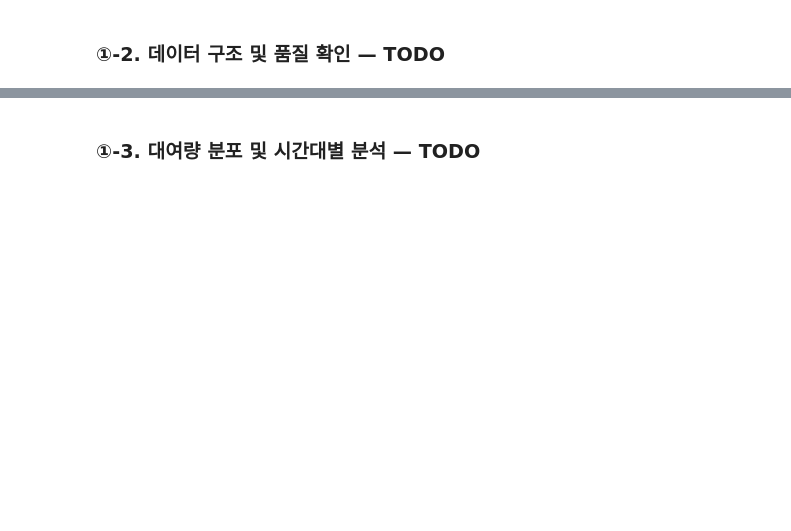
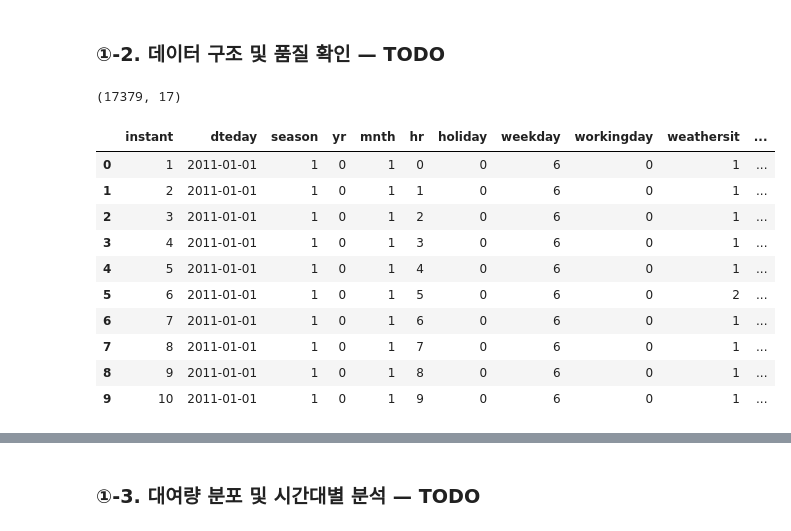
Before and after one commit to jeon87946/ai-mini-projects, a Jupyter notebook: mini-project-01/code/01_regression_bike_demand.ipynb, the cells around one changed output, grey strips where cells are left out. Cells and saved outputs as stored; diff of their text form; code cells hidden in the pictures; blank space fills up the shorter version.

```diff
--- a/mini-project-01/code/01_regression_bike_demand.ipynb
+++ b/mini-project-01/code/01_regression_bike_demand.ipynb
@@ -29,3 +31,25 @@ print("데이터 로딩 완료")
 # %% [markdown]
 ### ①-2. 데이터 구조 및 품질 확인 — TODO
+# %%
+# TODO 1-1. 데이터의 행·열 개수와 자료형을 확인합니다.
+# 힌트: shape, dtypes
+df.shape
+# %% [output]
+(17379, 17)
+# %%
+# TODO 1-2. 처음 5개 행과 기초 통계량을 확인합니다.
+# 힌트: head(), describe()
+df.head(10)
+# %% [output]
+|  | instant | dteday | season | yr | mnth | hr | holiday | weekday | workingday | weathersit | ... |
+| 0 | 1 | 2011-01-01 | 1 | 0 | 1 | 0 | 0 | 6 | 0 | 1 | ... |
+| 1 | 2 | 2011-01-01 | 1 | 0 | 1 | 1 | 0 | 6 | 0 | 1 | ... |
+| 2 | 3 | 2011-01-01 | 1 | 0 | 1 | 2 | 0 | 6 | 0 | 1 | ... |
+| 3 | 4 | 2011-01-01 | 1 | 0 | 1 | 3 | 0 | 6 | 0 | 1 | ... |
+| 4 | 5 | 2011-01-01 | 1 | 0 | 1 | 4 | 0 | 6 | 0 | 1 | ... |
+| 5 | 6 | 2011-01-01 | 1 | 0 | 1 | 5 | 0 | 6 | 0 | 2 | ... |
+| 6 | 7 | 2011-01-01 | 1 | 0 | 1 | 6 | 0 | 6 | 0 | 1 | ... |
+| 7 | 8 | 2011-01-01 | 1 | 0 | 1 | 7 | 0 | 6 | 0 | 1 | ... |
+| 8 | 9 | 2011-01-01 | 1 | 0 | 1 | 8 | 0 | 6 | 0 | 1 | ... |
+| 9 | 10 | 2011-01-01 | 1 | 0 | 1 | 9 | 0 | 6 | 0 | 1 | ... |
 # %%
```
Also changed, not shown: parts of 3 cells of this notebook.
